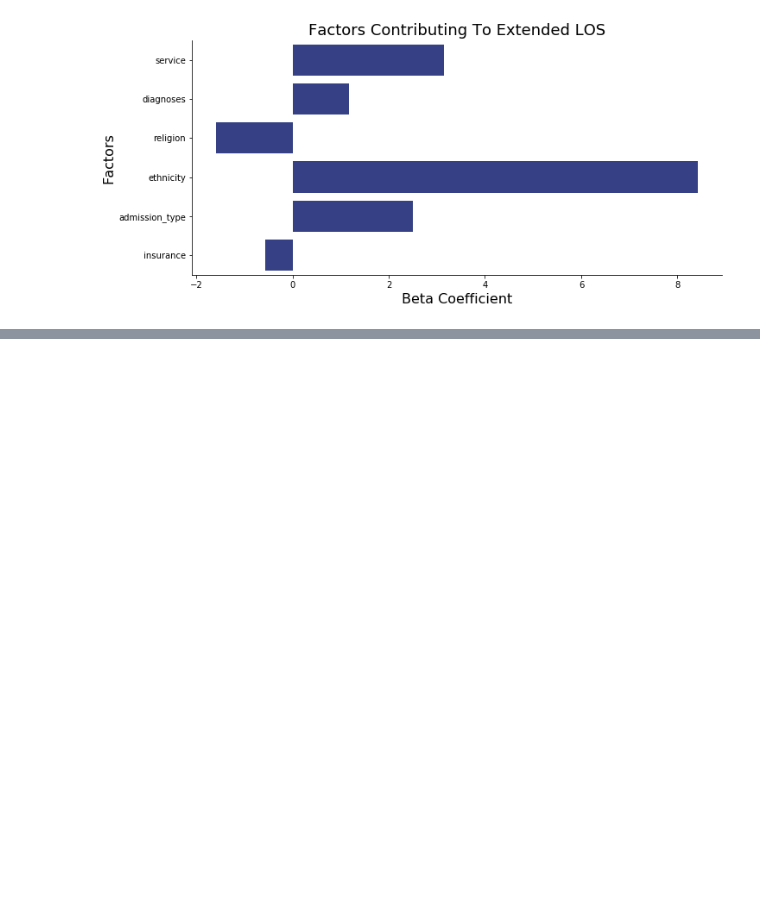
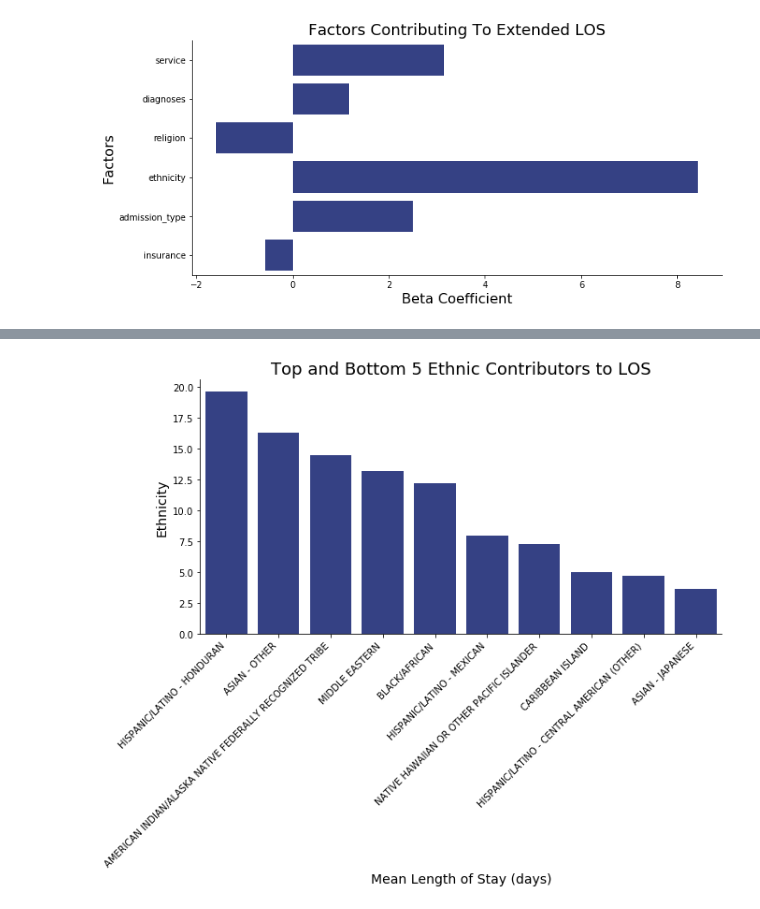
Before and after one commit to mollyliebeskind/Metis_Project2_Hospital_LOS, a Jupyter notebook: Hospital_LOS_LinReg.ipynb, the cells around one changed output, grey strips where cells are left out. Saved outputs shown, nothing was run; the diff lists cells and outputs as text; code cells hidden in the pictures; blank space fills up the shorter version.

```diff
--- a/Hospital_LOS_LinReg.ipynb
+++ b/Hospital_LOS_LinReg.ipynb
@@ -1017,0 +977,8 @@ plt.savefig('contributing_factors.png')
+# %%
+ehnicity_grp = copy_for_graphs.groupby('ethnicity')['los'].agg(['mean'])
+ehnicity_grp = ehnicity_grp.sort_values(by='mean', ascending=False).reset_index()
+ehnicity_grp_select = pd.concat((ehnicity_grp[:5], ehnicity_grp[-5:]), axis=0)
+
+bar_plots(x=ehnicity_grp_select['ethnicity'], y=ehnicity_grp_select['mean'], title='Top and Bottom 5 Ethnic Contributors to LOS', xaxis='Ethnicity',yaxis='Mean Length of Stay (days)', rotate=True);
+# %% [output]
+[figure, added]
```
Also changed, not shown: parts of 85 cells of this notebook.
